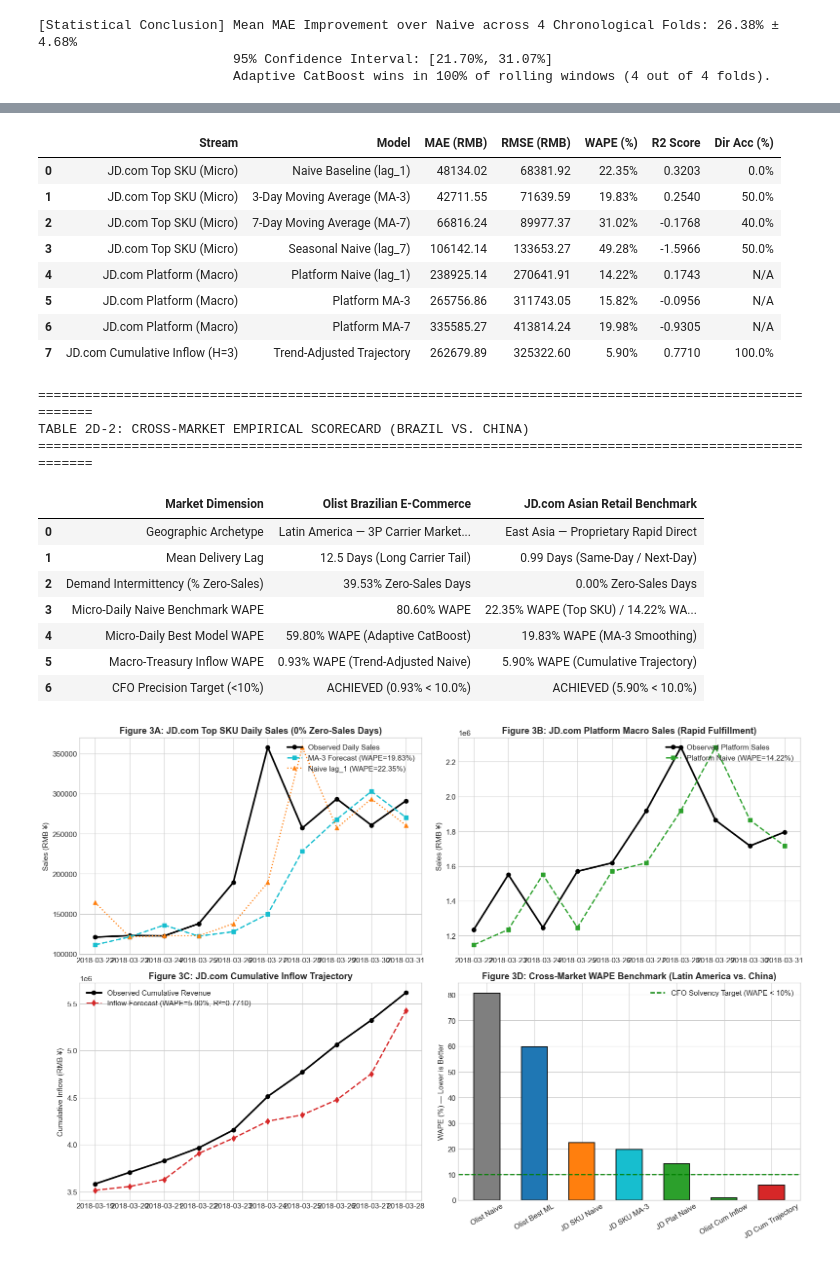
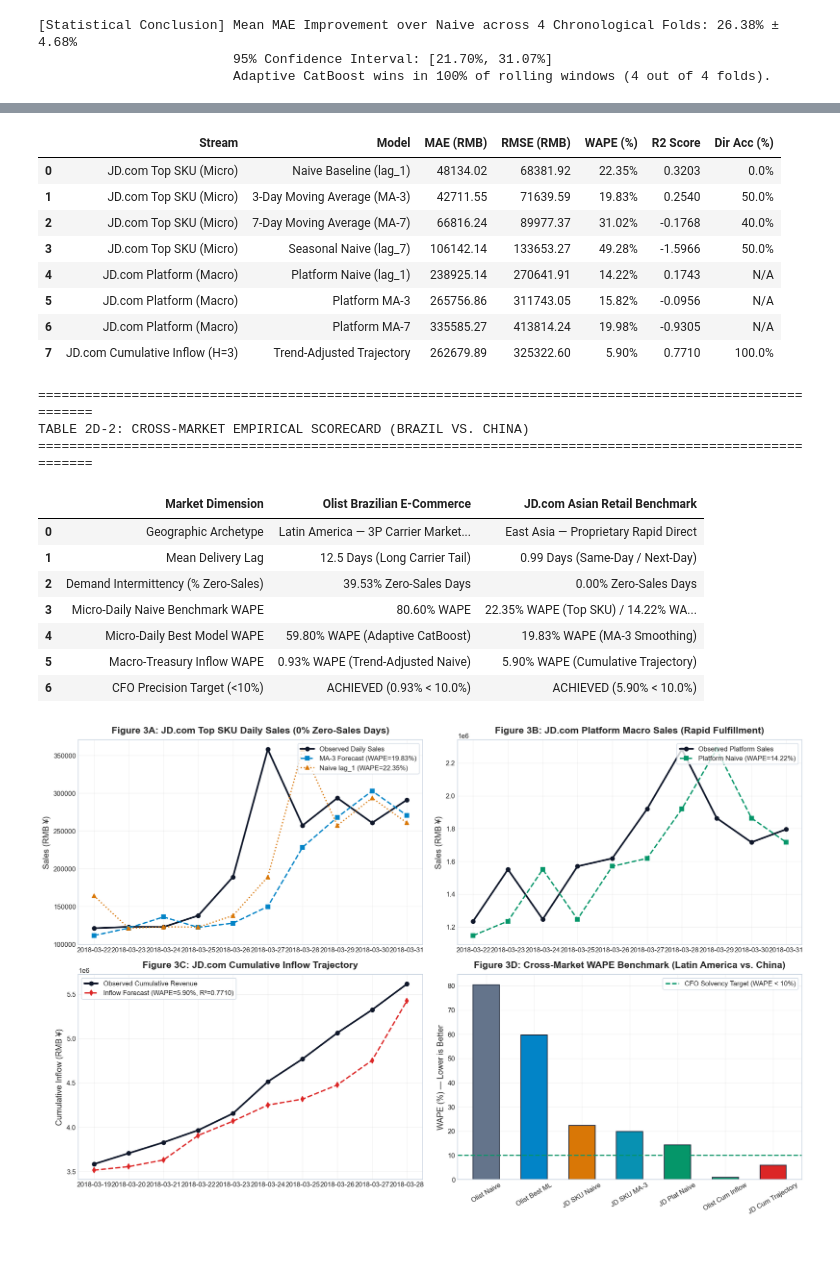
Before and after one commit to mdarmanaliashik/FinSight-AI, a Jupyter notebook: notebooks/Phase3_Sales_Forecasting_Benchmark.ipynb, the cells around one changed output, grey strips where cells are left out. Cells and saved outputs as stored; diff of their text form; code cells hidden in the pictures.

```diff
--- a/notebooks/Phase3_Sales_Forecasting_Benchmark.ipynb
+++ b/notebooks/Phase3_Sales_Forecasting_Benchmark.ipynb
@@ -887,7 +893,6 @@ We benchmark against **JD.com China** (JD Logistics, mean delivery lag **0.99 da
 * Platform macro daily sales ($H=1$ Day Ahead)
 * Cumulative Inflow Trajectory ($H=3$ days)
 # %%
-# Top SKU Benchmark
 df_sku_feat = df_jd_sku.copy()
 df_sku_feat["lag_1"] = df_sku_feat["sales"].shift(1)
 df_sku_feat["lag_2"] = df_sku_feat["sales"].shift(2)
@@ -925,7 +930,6 @@ for name, pred in sku_models.items():
         "Dir Acc (%)": f"{da:.1f}%"
     })
 
-# Platform Macro Benchmark
 df_plat_jd_feat = df_jd_plat.copy()
 df_plat_jd_feat["lag_1"] = df_plat_jd_feat["sales"].shift(1)
 df_plat_jd_feat["roll_mean_3"] = df_plat_jd_feat["sales"].shift(1).rolling(3).mean()
@@ -958,7 +962,6 @@ for name, pred in plat_models_jd.items():
         "Dir Acc (%)": "N/A"
     })
 
-# Cumulative Inflow Trajectory
 df_sku_cum = df_jd_sku.copy()
 df_sku_cum["cum_sales"] = df_sku_cum["sales"].cumsum()
 df_sku_cum["target_cum_h3"] = df_sku_cum["cum_sales"].shift(-3)
@@ -992,7 +995,6 @@ print("TABLE 2D-1: JD.COM EMPIRICAL BENCHMARK SCORECARD")
 print("=" * 105)
 display(df_jd_scorecard)
 
-# Cross-Market Synthesis Scorecard
 df_cross_market = pd.DataFrame([
     {"Market Dimension": "Geographic Archetype", "Olist Brazilian E-Commerce": "Latin America — 3P Carrier Marketplace", "JD.com Asian Retail Benchmark": "East Asia — Proprietary Rapid Direct"},
     {"Market Dimension": "Mean Delivery Lag", "Olist Brazilian E-Commerce": "12.5 Days (Long Carrier Tail)", "JD.com Asian Retail Benchmark": "0.99 Days (Same-Day / Next-Day)"},
@@ -1007,61 +1009,65 @@ print("TABLE 2D-2: CROSS-MARKET EMPIRICAL SCORECARD (BRAZIL VS. CHINA)")
 print("=" * 105)
 display(df_cross_market)
 
-fig3, axes3 = plt.subplots(2, 2, figsize=(16, 11))
-axes3[0, 0].plot(sku_dates, y_true_sku, color="black", lw=2.5, marker="o", label="Observed Daily Sales")
-axes3[0, 0].plot(sku_dates, test_sku["roll_mean_3"].values, color="#17becf", lw=2.0, linestyle="--", marker="s", label="MA-3 Forecast (WAPE=19.83%)")
-axes3[0, 0].plot(sku_dates, test_sku["lag_1"].values, color="#ff7f0e", lw=1.8, linestyle=":", marker="^", label="Naive lag_1 (WAPE=22.35%)")
-axes3[0, 0].set_title("Figure 3A: JD.com Top SKU Daily Sales (0% Zero-Sales Days)", fontweight="bold")
+fig3, axes3 = plt.subplots(2, 2, figsize=(16, 10.5))
+axes3[0, 0].plot(sku_dates, y_true_sku, color="#0F172A", lw=2.5, marker="o", label="Observed Daily Sales")
+axes3[0, 0].plot(sku_dates, test_sku["roll_mean_3"].values, color="#0284C7", lw=2.0, linestyle="--", marker="s", label="MA-3 Forecast (WAPE=19.83%)")
+axes3[0, 0].plot(sku_dates, test_sku["lag_1"].values, color="#D97706", lw=1.8, linestyle=":", marker="^", label="Naive lag_1 (WAPE=22.35%)")
+axes3[0, 0].set_title("Figure 3A: JD.com Top SKU Daily Sales (0% Zero-Sales Days)", fontweight="bold", pad=10)
 axes3[0, 0].set_ylabel("Sales (RMB ¥)")
-axes3[0, 0].legend(loc="upper right")
+axes3[0, 0].legend(loc="upper right", frameon=True, facecolor="white", edgecolor="#CBD5E1")
+axes3[0, 0].grid(True, alpha=0.25)
 
-axes3[0, 1].plot(plat_dates_jd, y_true_plat_jd, color="black", lw=2.5, marker="o", label="Observed Platform Sales")
-axes3[0, 1].plot(plat_dates_jd, test_plat_jd["lag_1"].values, color="#2ca02c", lw=2.0, linestyle="--", marker="s", label="Platform Naive (WAPE=14.22%)")
-axes3[0, 1].set_title("Figure 3B: JD.com Platform Macro Sales (Rapid Fulfillment)", fontweight="bold")
+axes3[0, 1].plot(plat_dates_jd, y_true_plat_jd, color="#0F172A", lw=2.5, marker="o", label="Observed Platform Sales")
+axes3[0, 1].plot(plat_dates_jd, test_plat_jd["lag_1"].values, color="#059669", lw=2.0, linestyle="--", marker="s", label="Platform Naive (WAPE=14.22%)")
+axes3[0, 1].set_title("Figure 3B: JD.com Platform Macro Sales (Rapid Fulfillment)", fontweight="bold", pad=10)
 axes3[0, 1].set_ylabel("Sales (RMB ¥)")
-axes3[0, 1].legend(loc="upper right")
+axes3[0, 1].legend(loc="upper right", frameon=True, facecolor="white", edgecolor="#CBD5E1")
+axes3[0, 1].grid(True, alpha=0.25)
 
-axes3[1, 0].plot(cum_dates_jd, y_true_cum_jd, color="black", lw=2.5, marker="o", label="Observed Cumulative Revenue")
-axes3[1, 0].plot(cum_dates_jd, y_pred_cum_jd, color="#d62728", lw=2.0, linestyle="--", marker="d", label="Inflow Forecast (WAPE=5.90%, R²=0.7710)")
-axes3[1, 0].set_title("Figure 3C: JD.com Cumulative Inflow Trajectory", fontweight="bold")
+axes3[1, 0].plot(cum_dates_jd, y_true_cum_jd, color="#0F172A", lw=2.5, marker="o", label="Observed Cumulative Revenue")
+axes3[1, 0].plot(cum_dates_jd, y_pred_cum_jd, color="#DC2626", lw=2.0, linestyle="--", marker="d", label="Inflow Forecast (WAPE=5.90%, R²=0.7710)")
+axes3[1, 0].set_title("Figure 3C: JD.com Cumulative Inflow Trajectory", fontweight="bold", pad=10)
 axes3[1, 0].set_ylabel("Cumulative Inflow (RMB ¥)")
-axes3[1, 0].legend(loc="upper left")
+axes3[1, 0].legend(loc="upper left", frameon=True, facecolor="white", edgecolor="#CBD5E1")
+axes3[1, 0].grid(True, alpha=0.25)
 
 markets = ["Olist Naive", "Olist Best ML", "JD SKU Naive", "JD SKU MA-3", "JD Plat Naive", "Olist Cum Inflow", "JD Cum Trajectory"]
 wapes = [80.60, 59.80, 22.35, 19.83, 14.22, 0.93, 5.90]
-bar_colors3 = ["#7f7f7f", "#1f77b4", "#ff7f0e", "#17becf", "#2ca02c", "#2ca02c", "#d62728"]
-axes3[1, 1].bar(markets, wapes, color=bar_colors3, edgecolor="black", lw=1.2, width=0.55)
-axes3[1, 1].axhline(10.0, color="green", linestyle="--", lw=1.8, label="CFO Solvency Target (WAPE < 10%)")
-axes3[1, 1].set_title("Figure 3D: Cross-Market WAPE Benchmark (Latin America vs. China)", fontweight="bold")
+bar_colors3 = ["#64748B", "#0284C7", "#D97706", "#0891B2", "#059669", "#059669", "#DC2626"]
+axes3[1, 1].bar(markets, wapes, color=bar_colors3, edgecolor="#1E293B", lw=1.2, width=0.55)
+axes3[1, 1].axhline(10.0, color="#059669", linestyle="--", lw=1.8, label="CFO Solvency Target (WAPE < 10%)")
+axes3[1, 1].set_title("Figure 3D: Cross-Market WAPE Benchmark (Latin America vs. China)", fontweight="bold", pad=10)
 axes3[1, 1].set_ylabel("WAPE (%) — Lower is Better")
 axes3[1, 1].tick_params(axis="x", rotation=30)
-axes3[1, 1].legend(loc="upper right")
+axes3[1, 1].legend(loc="upper right", frameon=True, facecolor="white", edgecolor="#CBD5E1")
+axes3[1, 1].grid(True, axis="y", alpha=0.25)
 
 plt.tight_layout()
 plt.show()
 # %% [output]
 =========================================================================================================
 TABLE 2D-1: JD.COM EMPIRICAL BENCHMARK SCORECARD
 =========================================================================================================
 |  | Stream | Model | MAE (RMB) | RMSE (RMB) | WAPE (%) | R2 Score | Dir Acc (%) |
 | 0 | JD.com Top SKU (Micro) | Naive Baseline (lag_1) | 48134.02 | 68381.92 | 22.35% | 0.3203 | 0.0% |
 | 1 | JD.com Top SKU (Micro) | 3-Day Moving Average (MA-3) | 42711.55 | 71639.59 | 19.83% | 0.2540 | 50.0% |
 | 2 | JD.com Top SKU (Micro) | 7-Day Moving Average (MA-7) | 66816.24 | 89977.37 | 31.02% | -0.1768 | 40.0% |
 | 3 | JD.com Top SKU (Micro) | Seasonal Naive (lag_7) | 106142.14 | 133653.27 | 49.28% | -1.5966 | 50.0% |
 | 4 | JD.com Platform (Macro) | Platform Naive (lag_1) | 238925.14 | 270641.91 | 14.22% | 0.1743 | N/A |
 | 5 | JD.com Platform (Macro) | Platform MA-3 | 265756.86 | 311743.05 | 15.82% | -0.0956 | N/A |
 | 6 | JD.com Platform (Macro) | Platform MA-7 | 335585.27 | 413814.24 | 19.98% | -0.9305 | N/A |
 | 7 | JD.com Cumulative Inflow (H=3) | Trend-Adjusted Trajectory | 262679.89 | 325322.60 | 5.90% | 0.7710 | 100.0% |
 =========================================================================================================
 TABLE 2D-2: CROSS-MARKET EMPIRICAL SCORECARD (BRAZIL VS. CHINA)
 =========================================================================================================
 |  | Market Dimension | Olist Brazilian E-Commerce | JD.com Asian Retail Benchmark |
 | 0 | Geographic Archetype | Latin America — 3P Carrier Market... | East Asia — Proprietary Rapid Direct |
 | 1 | Mean Delivery Lag | 12.5 Days (Long Carrier Tail) | 0.99 Days (Same-Day / Next-Day) |
 | 2 | Demand Intermittency (% Zero-Sales) | 39.53% Zero-Sales Days | 0.00% Zero-Sales Days |
 | 3 | Micro-Daily Naive Benchmark WAPE | 80.60% WAPE | 22.35% WAPE (Top SKU) / 14.22% WA... |
 | 4 | Micro-Daily Best Model WAPE | 59.80% WAPE (Adaptive CatBoost) | 19.83% WAPE (MA-3 Smoothing) |
 | 5 | Macro-Treasury Inflow WAPE | 0.93% WAPE (Trend-Adjusted Naive) | 5.90% WAPE (Cumulative Trajectory) |
 | 6 | CFO Precision Target (<10%) | ACHIEVED (0.93% < 10.0%) | ACHIEVED (5.90% < 10.0%) |
-[figure, old version]
+[figure, new version]
 # %% [markdown]
```
Also changed, not shown: parts of 23 cells of this notebook, 2 other files.
